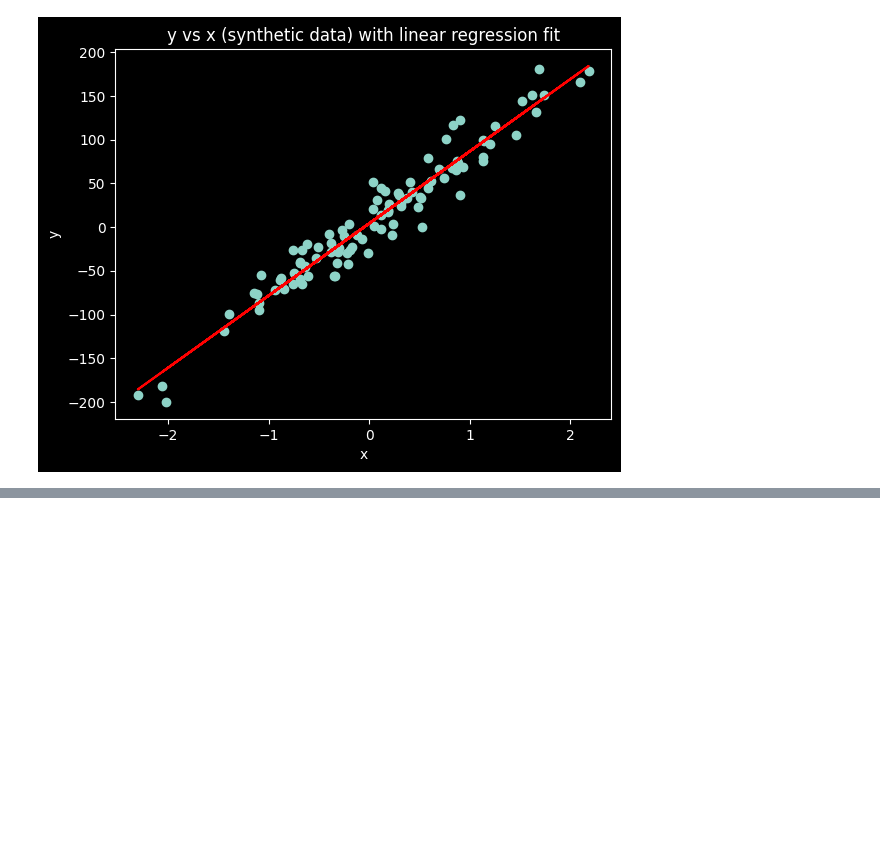
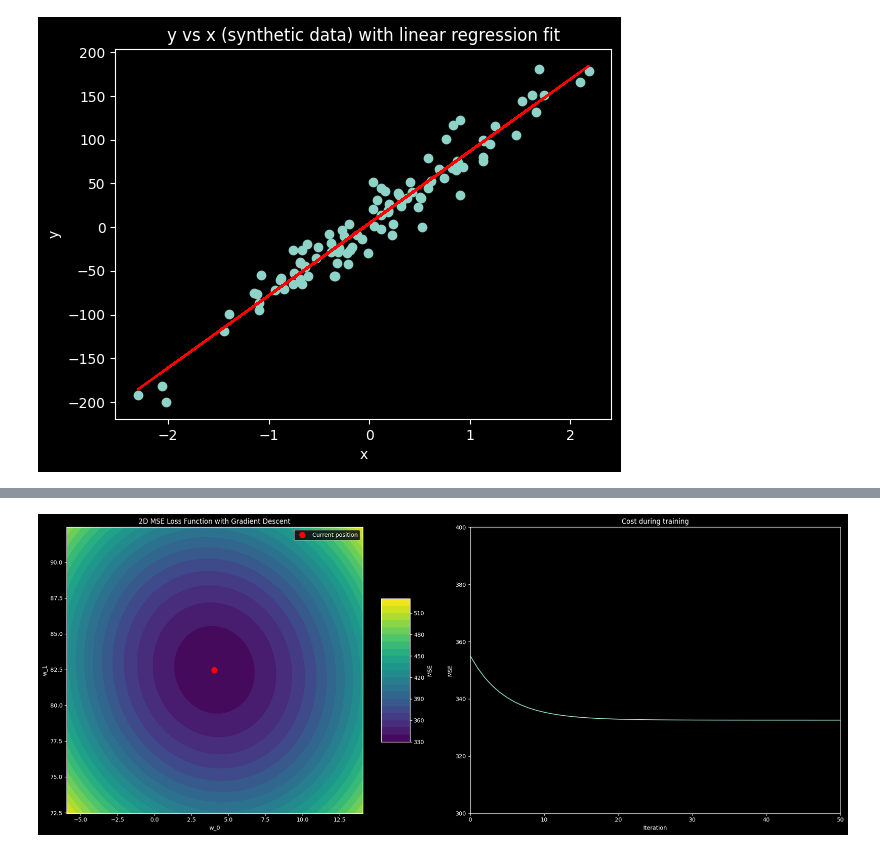
Before and after one commit to ZachParent/mai-intro-to-machine-learning, a Jupyter notebook: theory2/steepest_descent.ipynb, the cells around one changed output, grey strips where cells are left out. Saved outputs shown, nothing was run; the diff lists cells and outputs as text; code cells hidden in the pictures; blank space fills up the shorter version.

Commit message:
update steepest_descent

```diff
--- a/theory2/steepest_descent.ipynb
+++ b/theory2/steepest_descent.ipynb
@@ -138,0 +150,68 @@ plt.show()
+# %%
+import matplotlib.animation as animation
+
+learning_rate=0.1
+num_iterations=50
+
+# Define the steepest descent function
+def steepest_descent(x, y):
+    # w = np.zeros(2)
+    # print(w)
+    w = np.array([0., 80.])
+    w_history = [w.copy()]
+
+    for _ in range(num_iterations):
+        y_pred = w[0] + w[1] * x[:, 0]
+        error = y - y_pred
+        gradient = np.array([np.mean(error), np.mean(error * x[:, 0])])
+        w += learning_rate * gradient
+        w_history.append(w.copy())
+
+    return np.array(w_history)
+
+# Run steepest descent
+w_history = steepest_descent(x, y)
+
+# Create the animation
+fig, (ax1, ax2) = plt.subplots(1, 2, figsize=(20, 8))
+
+# 2D contour plot
+contour = ax1.contourf(W_0, W_1, Z, levels=20, cmap='viridis')
+ax1.set_xlabel('w_0')
+ax1.set_ylabel('w_1')
+ax1.set_title('2D MSE Loss Function with Gradient Descent')
+fig.colorbar(contour, ax=ax1, label='MSE', shrink=0.5, aspect=5)
+
+# Scatter plot for current position
+scatter, = ax1.plot(w_history[30][0], w_history[30][1], 'ro', markersize=10, label='Current position')
+ax1.legend()
+
+# Cost plot
+ax2.set_xlabel('Iteration')
+ax2.set_ylabel('MSE')
+ax2.set_title('Cost during training')
+ax2.set_ylim(300, 400)
+ax2.set_xlim(0, num_iterations)
+line, = ax2.plot([], [])
+
+# Animation update function
+def update(frame):
+    current_w = w_history[frame]
+    # scatter.set_data([0], [80])
+    scatter.set_data([w_history[frame][0]], [w_history[frame][1]])
+    y_pred = current_w[0] + current_w[1] * x[:, 0]
+    current_mse = np.mean((y - y_pred) ** 2)
+
+    line.set_data(range(frame+1), [np.mean((y - (w[0] + w[1] * x[:, 0])) ** 2) for w in w_history[:frame+1]])
+    ax2.relim()
+    ax2.autoscale_view()
+
+    return scatter, line
+
+# Create the animation
+anim = animation.FuncAnimation(fig, update, frames=len(w_history), interval=100, blit=True)
+anim.save("steepest_descent_animation.gif", writer="pillow")
+
+plt.tight_layout()
+# %% [output]
+[figure, added]
```
Also changed, not shown: parts of 2 cells of this notebook, 1 other file.
